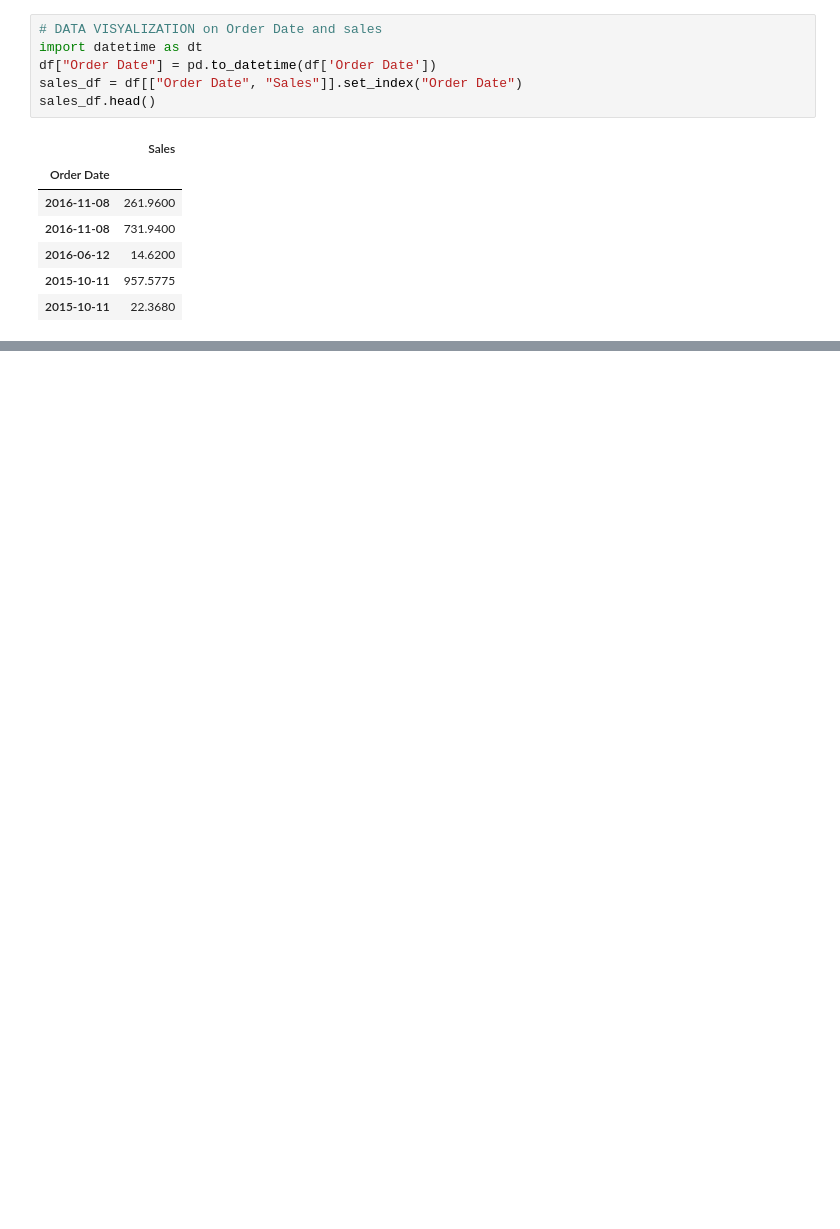
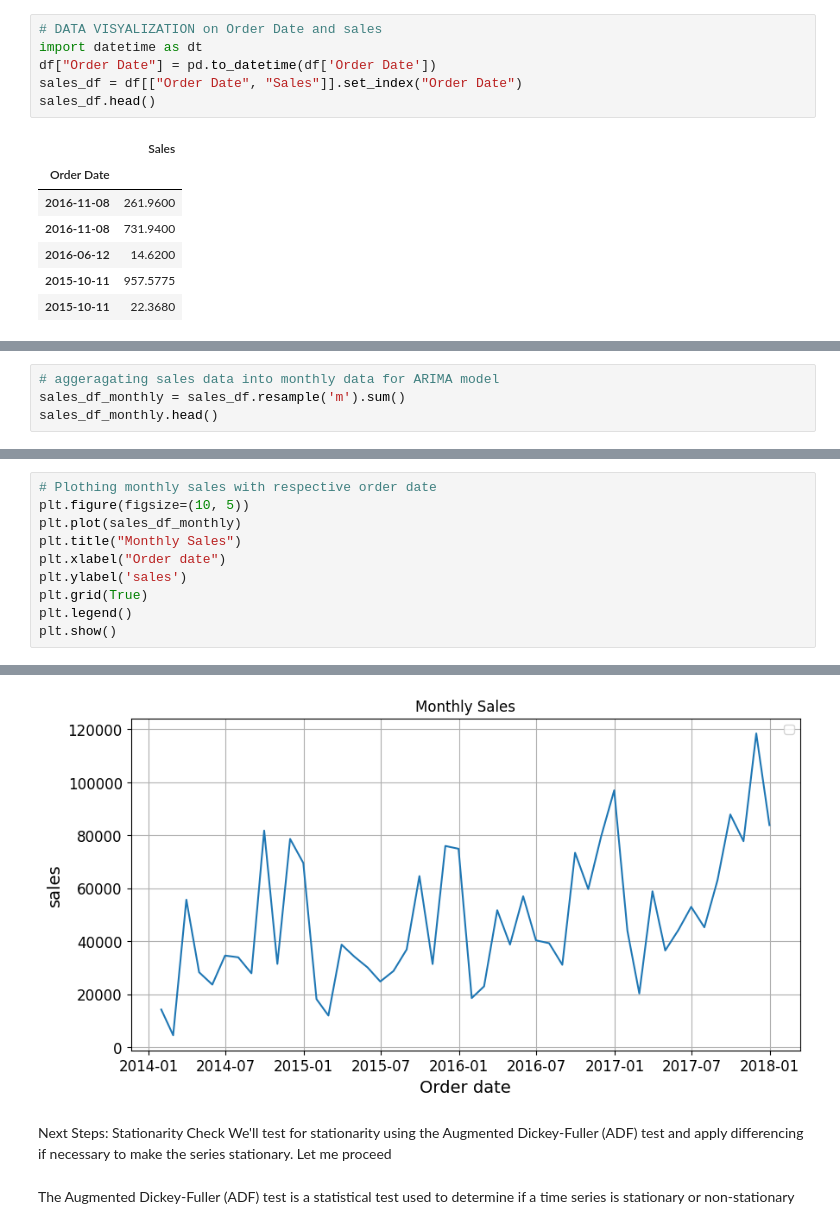
Before and after one commit to vinodvicki/time_series_forecasting_on_super_store-, a Jupyter notebook: time_series_forcast.ipynb, the cells around one changed output, grey strips where cells are left out. Saved outputs shown, nothing was run; the diff lists cells and outputs as text; blank space fills up the shorter version.

```diff
--- a/time_series_forcast.ipynb
+++ b/time_series_forcast.ipynb
@@ -92,0 +97,4 @@ df.groupby(df['Order Date'])
+# %%
+# aggeragating sales data into monthly data for ARIMA model
+sales_df_monthly = sales_df.resample('m').sum()
+sales_df_monthly.head()
@@ -92,0 +109,11 @@ df.groupby(df['Order Date'])
+# %%
+# Plothing monthly sales with respective order date
+plt.figure(figsize=(10, 5))
+plt.plot(sales_df_monthly)
+plt.title("Monthly Sales")
+plt.xlabel("Order date")
+plt.ylabel('sales')
+plt.grid(True)
+plt.legend()
+plt.show()
+# %% [output]
@@ -92,0 +121,6 @@ df.groupby(df['Order Date'])
+[figure, added]
+# %% [markdown]
+Next Steps: Stationarity Check
+We'll test for stationarity using the Augmented Dickey-Fuller (ADF) test and apply differencing if necessary to make the series stationary. Let me proceed
+# %% [markdown]
+The Augmented Dickey-Fuller (ADF) test is a statistical test used to determine if a time series is stationary or non-stationary
```
Also changed, not shown: parts of 8 cells of this notebook.
